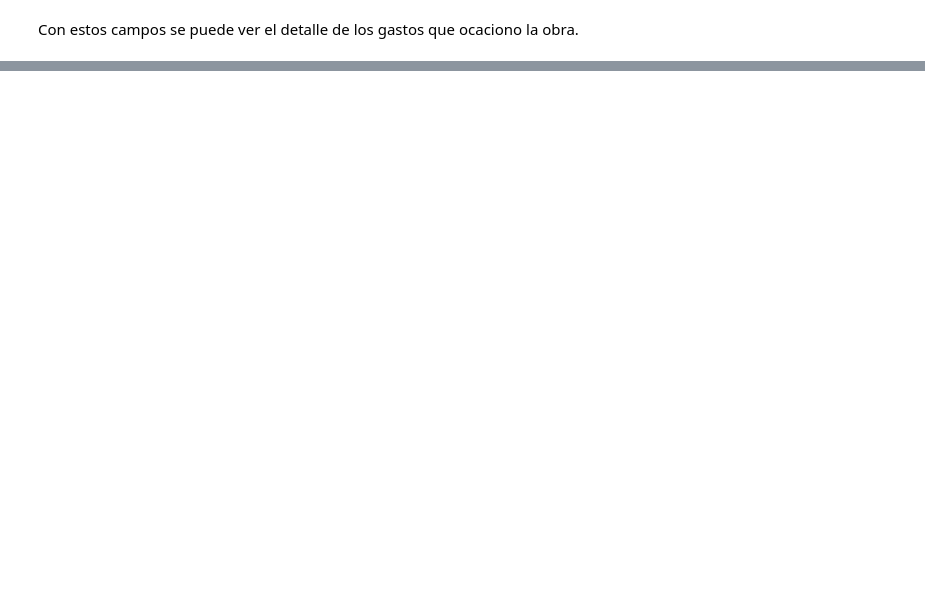
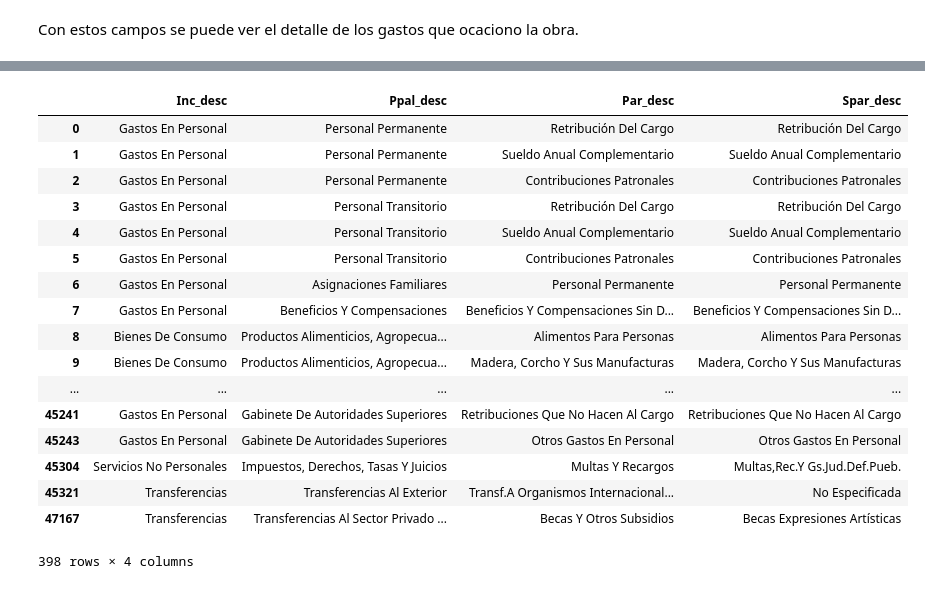
Before and after one commit to dhsantos/Calidad-De-Datos, a Jupyter notebook: asignaciones/tp-aprox_calidad/tp.ipynb, the cells around one changed output, grey strips where cells are left out. Saved outputs shown, nothing was run; the diff lists cells and outputs as text; code cells hidden in the pictures; blank space fills up the shorter version.

```diff
--- a/asignaciones/tp-aprox_calidad/tp.ipynb
+++ b/asignaciones/tp-aprox_calidad/tp.ipynb
@@ -376,0 +296,23 @@ plt.show()
+# %%
+df_partida = presupuesto[["Inc_desc","Ppal_desc","Par_desc","Spar_desc"]].drop_duplicates()
+
+display(df_partida)
+# %% [output]
+|  | Inc_desc | Ppal_desc | Par_desc | Spar_desc |
+| 0 | Gastos En Personal | Personal Permanente | Retribución Del Cargo | Retribución Del Cargo |
+| 1 | Gastos En Personal | Personal Permanente | Sueldo Anual Complementario | Sueldo Anual Complementario |
+| 2 | Gastos En Personal | Personal Permanente | Contribuciones Patronales | Contribuciones Patronales |
+| 3 | Gastos En Personal | Personal Transitorio | Retribución Del Cargo | Retribución Del Cargo |
+| 4 | Gastos En Personal | Personal Transitorio | Sueldo Anual Complementario | Sueldo Anual Complementario |
+| 5 | Gastos En Personal | Personal Transitorio | Contribuciones Patronales | Contribuciones Patronales |
+| 6 | Gastos En Personal | Asignaciones Familiares | Personal Permanente | Personal Permanente |
+| 7 | Gastos En Personal | Beneficios Y Compensaciones | Beneficios Y Compensaciones Sin D... | Beneficios Y Compensaciones Sin D... |
+| 8 | Bienes De Consumo | Productos Alimenticios, Agropecua... | Alimentos Para Personas | Alimentos Para Personas |
+| 9 | Bienes De Consumo | Productos Alimenticios, Agropecua... | Madera, Corcho Y Sus Manufacturas | Madera, Corcho Y Sus Manufacturas |
+| ... | ... | ... | ... | ... |
+| 45241 | Gastos En Personal | Gabinete De Autoridades Superiores | Retribuciones Que No Hacen Al Cargo | Retribuciones Que No Hacen Al Cargo |
+| 45243 | Gastos En Personal | Gabinete De Autoridades Superiores | Otros Gastos En Personal | Otros Gastos En Personal |
+| 45304 | Servicios No Personales | Impuestos, Derechos, Tasas Y Juicios | Multas Y Recargos | Multas,Rec.Y Gs.Jud.Def.Pueb. |
+| 45321 | Transferencias | Transferencias Al Exterior | Transf.A Organismos Internacional... | No Especificada |
+| 47167 | Transferencias | Transferencias Al Sector Privado ... | Becas Y Otros Subsidios | Becas Expresiones Artísticas |
+398 rows × 4 columns
```
Also changed, not shown: parts of 32 cells of this notebook, 4 other files.
